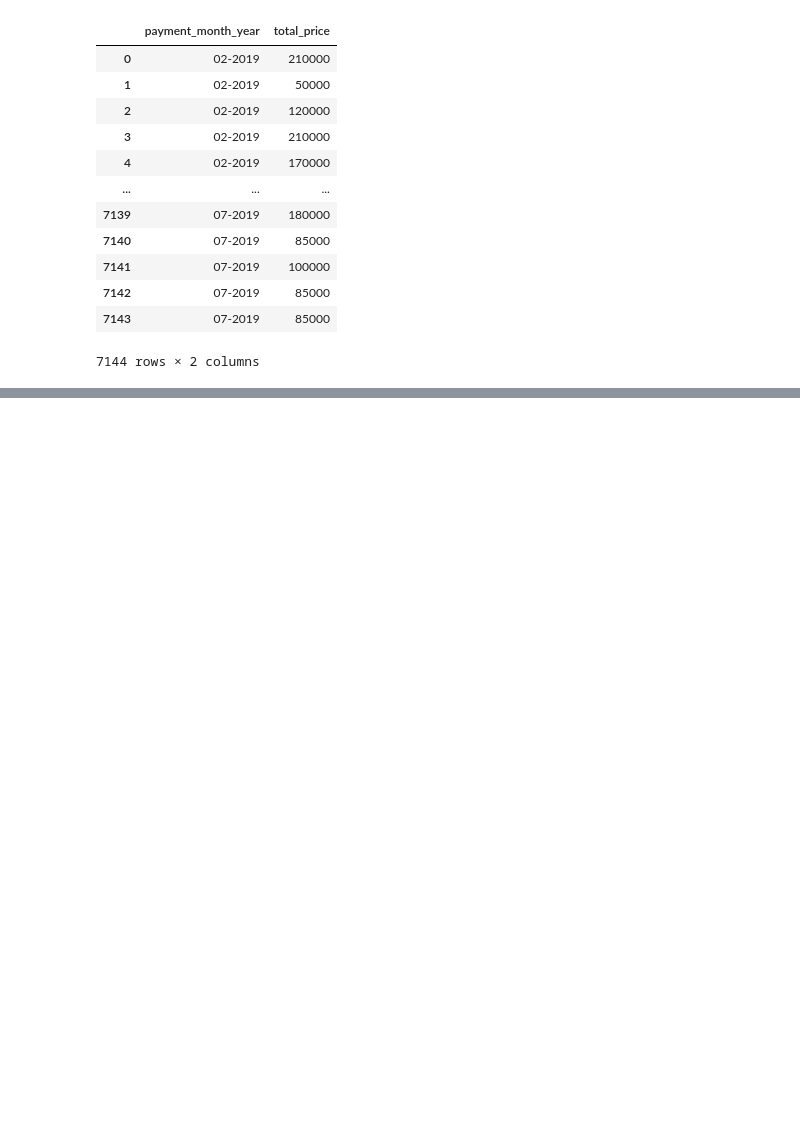
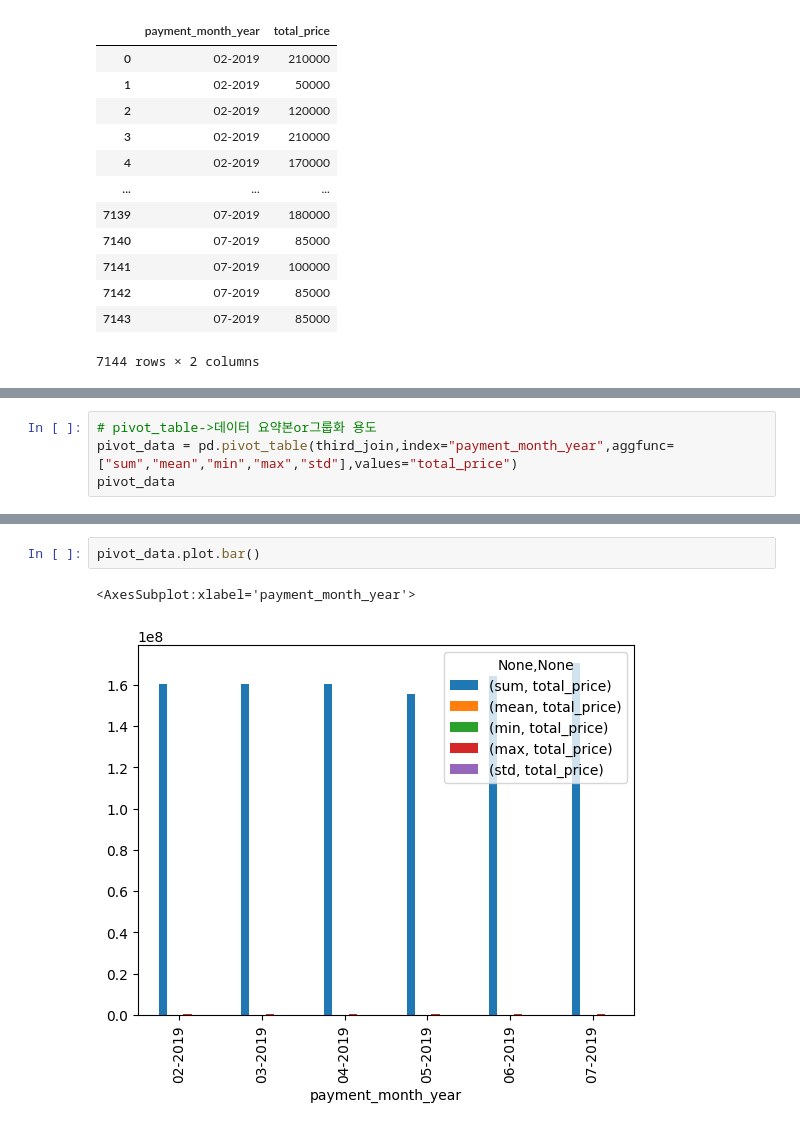
Before and after one commit to umjiwoo/ubion, a Jupyter notebook: 05_transaction.ipynb, the cells around one changed output, grey strips where cells are left out. Cells and saved outputs as stored; diff of their text form; blank space fills up the shorter version.

```diff
--- a/05_transaction.ipynb
+++ b/05_transaction.ipynb
@@ -289,0 +305,4 @@ third_join[['payment_month_year','total_price']]
+# %%
+# pivot_table->데이터 요약본or그룹화 용도
+pivot_data = pd.pivot_table(third_join,index="payment_month_year",aggfunc=["sum","mean","min","max","std"],values="total_price")
+pivot_data
@@ -289,0 +319,5 @@ third_join[['payment_month_year','total_price']]
+# %%
+pivot_data.plot.bar()
+# %% [output]
+<AxesSubplot:xlabel='payment_month_year'>
+[figure, added]
```
Also changed, not shown: parts of 6 cells of this notebook.
